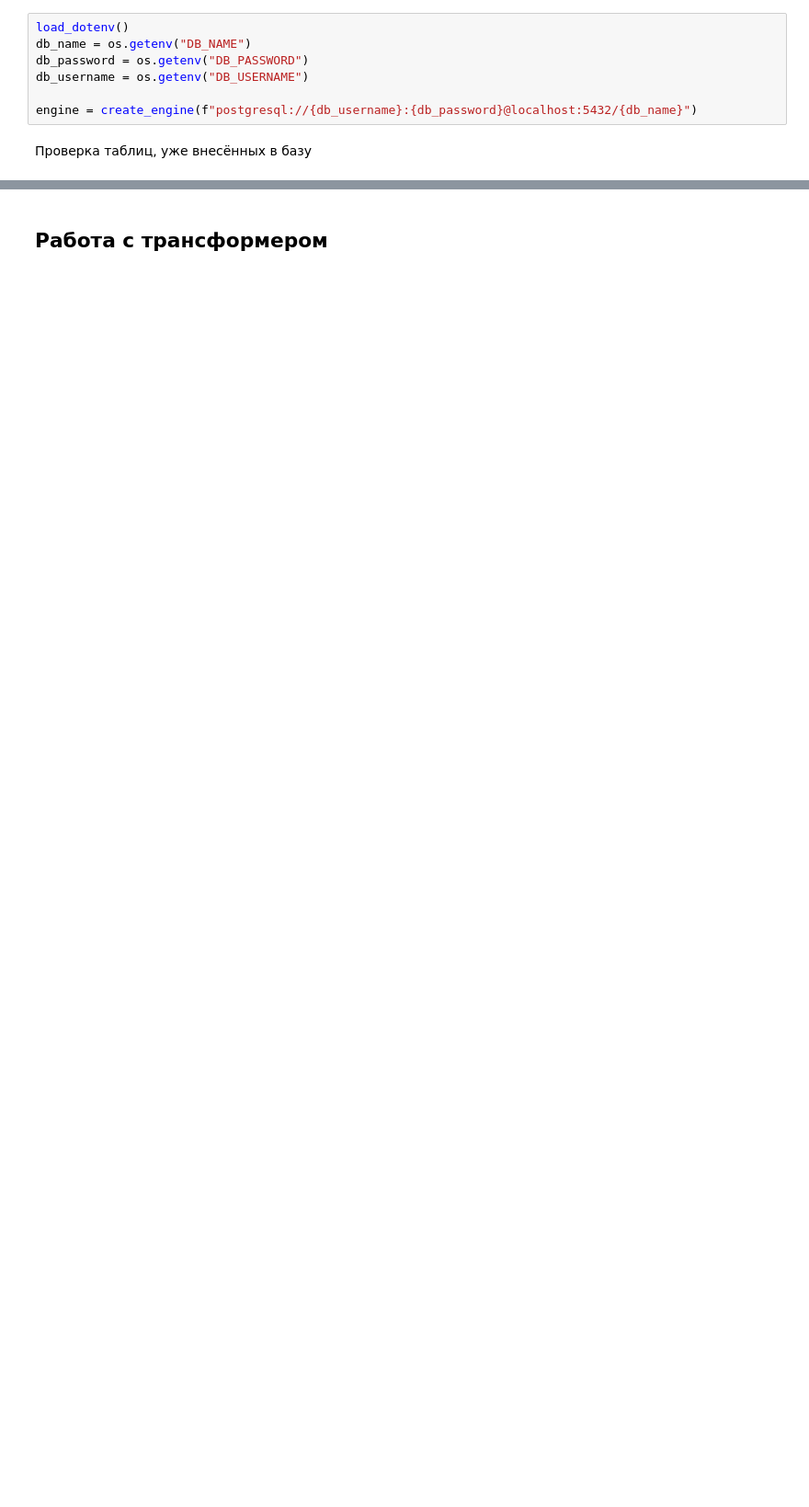
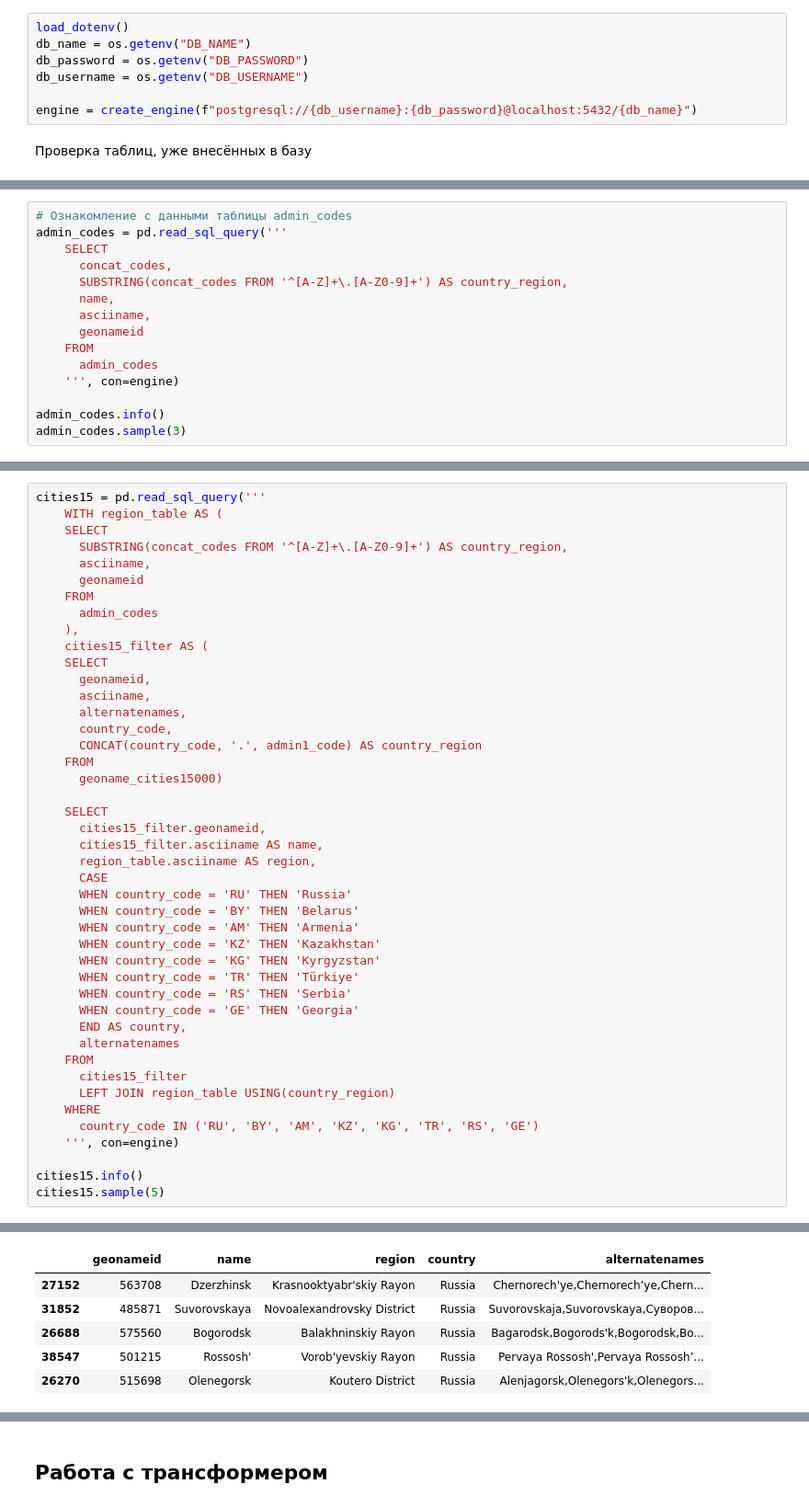
Before and after one commit to denis-42ds/geo_names_comparison, a Jupyter notebook: geonames_comparison.ipynb, the cells around one changed output, grey strips where cells are left out. Shown at 92% size. Cells and saved outputs as stored; diff of their text form; blank space fills up the shorter version.

```diff
--- a/geonames_comparison.ipynb
+++ b/geonames_comparison.ipynb
@@ -74,0 +76,15 @@ print(f"существующие в базе таблицы: {existing_tables}")
+# %%
+# Ознакомление с данными таблицы admin_codes
+admin_codes = pd.read_sql_query('''
+    SELECT
+      concat_codes,
+      SUBSTRING(concat_codes FROM '^[A-Z]+\.[A-Z0-9]+') AS country_region,
+      name,
+      asciiname,
+      geonameid
+    FROM
+      admin_codes
+    ''', con=engine)
+
+admin_codes.info()
+admin_codes.sample(3)
@@ -199,0 +150,45 @@ memory usage: 3.1+ MB
+# %%
+cities15 = pd.read_sql_query('''
+    WITH region_table AS (
+    SELECT
+      SUBSTRING(concat_codes FROM '^[A-Z]+\.[A-Z0-9]+') AS country_region,
+      asciiname,
+      geonameid
+    FROM
+      admin_codes
+    ),
+    cities15_filter AS (
+    SELECT
+      geonameid,
+      asciiname,
+      alternatenames,
+      country_code,
+      CONCAT(country_code, '.', admin1_code) AS country_region
+    FROM
+      geoname_cities15000)
+
+    SELECT
+      cities15_filter.geonameid,
+      cities15_filter.asciiname AS name,
+      region_table.asciiname AS region,
+      CASE
+      WHEN country_code = 'RU' THEN 'Russia'
+      WHEN country_code = 'BY' THEN 'Belarus'
+      WHEN country_code = 'AM' THEN 'Armenia'
+      WHEN country_code = 'KZ' THEN 'Kazakhstan'
+      WHEN country_code = 'KG' THEN 'Kyrgyzstan'
+      WHEN country_code = 'TR' THEN 'Türkiye'
+      WHEN country_code = 'RS' THEN 'Serbia'
+      WHEN country_code = 'GE' THEN 'Georgia'
+      END AS country,
+      alternatenames
+    FROM
+      cities15_filter
+      LEFT JOIN region_table USING(country_region)
+    WHERE
+      country_code IN ('RU', 'BY', 'AM', 'KZ', 'KG', 'TR', 'RS', 'GE')
+    ''', con=engine)
+
+cities15.info()
+cities15.sample(5)
+# %% [output]
@@ -199,0 +207,6 @@ memory usage: 3.1+ MB
+|  | geonameid | name | region | country | alternatenames |
+| 27152 | 563708 | Dzerzhinsk | Krasnooktyabr'skiy Rayon | Russia | Chernorech'ye,Chernorech’ye,Chern... |
+| 31852 | 485871 | Suvorovskaya | Novoalexandrovsky District | Russia | Suvorovskaja,Suvorovskaya,Суворов... |
+| 26688 | 575560 | Bogorodsk | Balakhninskiy Rayon | Russia | Bagarodsk,Bogorods'k,Bogorodsk,Bo... |
+| 38547 | 501215 | Rossosh' | Vorob'yevskiy Rayon | Russia | Pervaya Rossosh',Pervaya Rossosh’... |
+| 26270 | 515698 | Olenegorsk | Koutero District | Russia | Alenjagorsk,Olenegors'k,Olenegors... |
```
Also changed, not shown: parts of 44 cells of this notebook, 4 other files.
